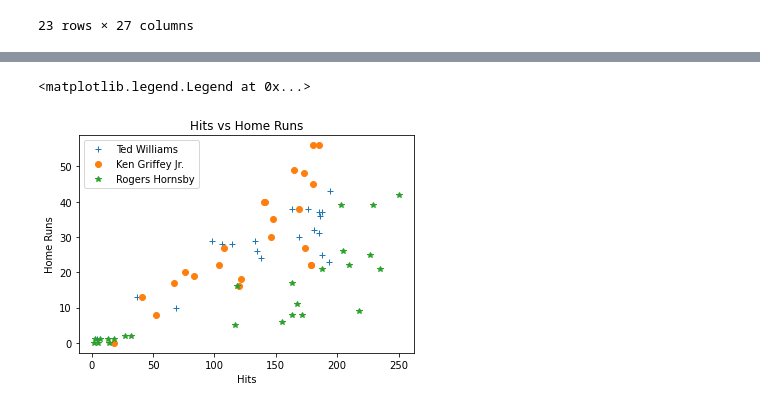
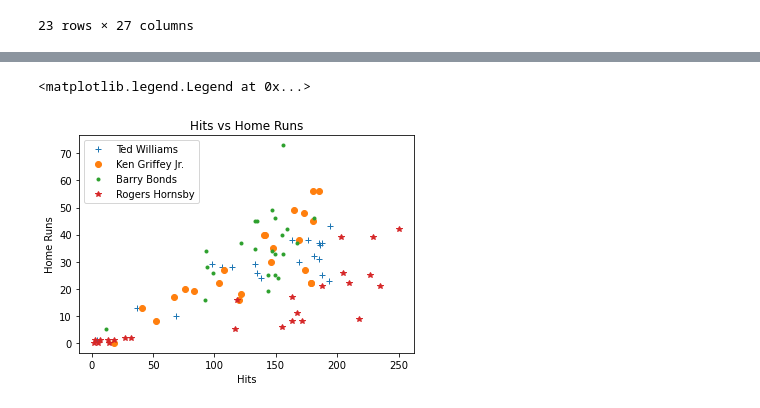
Before and after one commit to tylerhilsendeger/Personal_Dataset, a Jupyter notebook: pDataSet.ipynb, the cells around one changed output, grey strips where cells are left out. Saved outputs shown, nothing was run; the diff lists cells and outputs as text; code cells hidden in the pictures.

```diff
--- a/pDataSet.ipynb
+++ b/pDataSet.ipynb
@@ -9,6 +9,7 @@ import matplotlib.pyplot as plt
 ted = pd.read_csv("TedWilliams.csv")
 ken = pd.read_csv("Griffey.csv")
 rog = pd.read_csv("RogersHornsby.csv")
+barry = pd.read_csv("BarryBonds.csv")
 # %%
 ted
 # %% [output]
@@ -75,11 +97,12 @@ rog
 # %%
 plt.plot(ted["H"], ted["HR"], "+", label = "Ted Williams")
 plt.plot(ken["H"], ken["HR"], "o", label = "Ken Griffey Jr.")
+plt.plot(barry["H"], barry["HR"], ".", label = "Barry Bonds")
 plt.plot(rog["H"], rog["HR"], "*", label = "Rogers Hornsby")
 plt.xlabel("Hits")
 plt.ylabel("Home Runs")
 plt.title("Hits vs Home Runs")
 plt.legend()
 # %% [output]
 <matplotlib.legend.Legend at 0x...>
-[figure, old version]
+[figure, new version]
```
Also changed, not shown: parts of 4 cells of this notebook.
